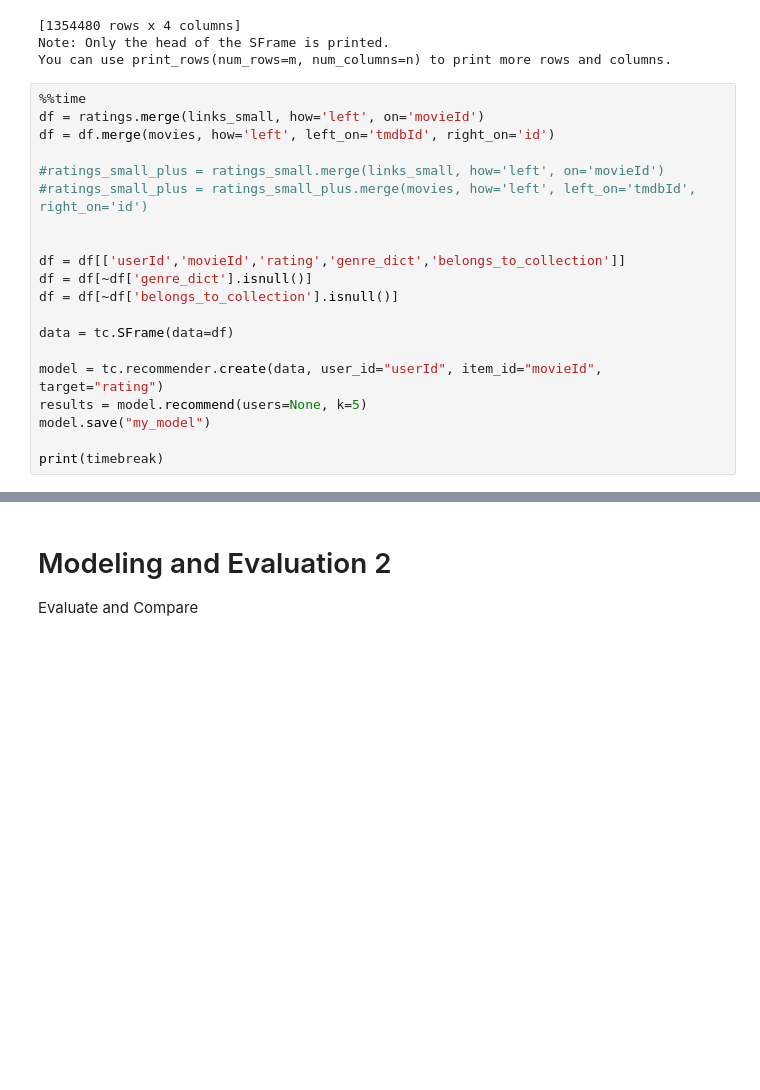
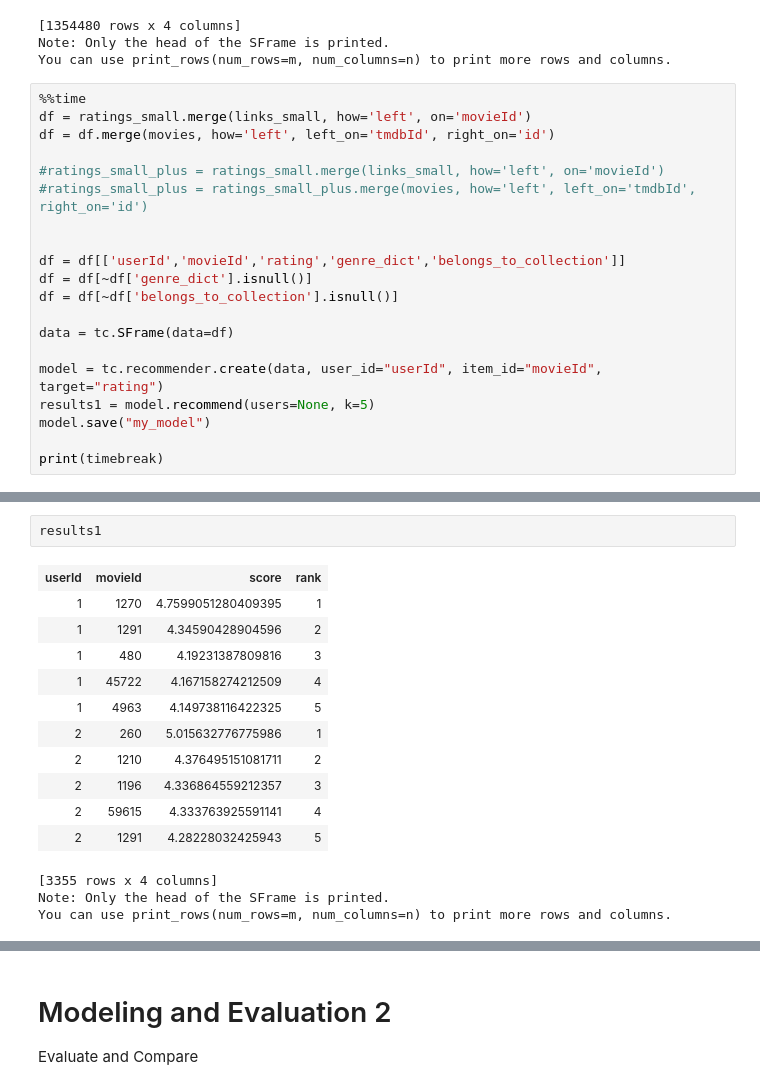
Before and after one commit to sachinac/ML7331, a Jupyter notebook: msds_7331_lab3.ipynb, the cells around one changed output, grey strips where cells are left out. Cells and saved outputs as stored; diff of their text form; blank space fills up the shorter version.

```diff
--- a/msds_7331_lab3.ipynb
+++ b/msds_7331_lab3.ipynb
@@ -601,7 +601,7 @@ Note: Only the head of the SFrame is printed.
 You can use print_rows(num_rows=m, num_columns=n) to print more rows and columns.
 # %%
 %%time
-df = ratings.merge(links_small, how='left', on='movieId')
+df = ratings_small.merge(links_small, how='left', on='movieId')
 df = df.merge(movies, how='left', left_on='tmdbId', right_on='id')
 
 #ratings_small_plus = ratings_small.merge(links_small, how='left', on='movieId')
@@ -615,7 +615,7 @@ df = df[~df['belongs_to_collection'].isnull()]
 data = tc.SFrame(data=df)
 
 model = tc.recommender.create(data, user_id="userId", item_id="movieId", target="rating")
-results = model.recommend(users=None, k=5)
+results1 = model.recommend(users=None, k=5)
 model.save("my_model")
 
 print(timebreak)
@@ -676,0 +672,17 @@ ToolkitError: Dictionary value for key 'Jim Lucas' in column 'directors_dict' is
+# %%
+results1
+# %% [output]
+| userId | movieId | score | rank |
+| 1 | 1270 | 4.7599051280409395 | 1 |
+| 1 | 1291 | 4.34590428904596 | 2 |
+| 1 | 480 | 4.19231387809816 | 3 |
+| 1 | 45722 | 4.167158274212509 | 4 |
+| 1 | 4963 | 4.149738116422325 | 5 |
+| 2 | 260 | 5.015632776775986 | 1 |
+| 2 | 1210 | 4.376495151081711 | 2 |
+| 2 | 1196 | 4.336864559212357 | 3 |
+| 2 | 59615 | 4.333763925591141 | 4 |
+| 2 | 1291 | 4.28228032425943 | 5 |
+[3355 rows x 4 columns]
+Note: Only the head of the SFrame is printed.
+You can use print_rows(num_rows=m, num_columns=n) to print more rows and columns.
```
Also changed, not shown: parts of 6 cells of this notebook.
